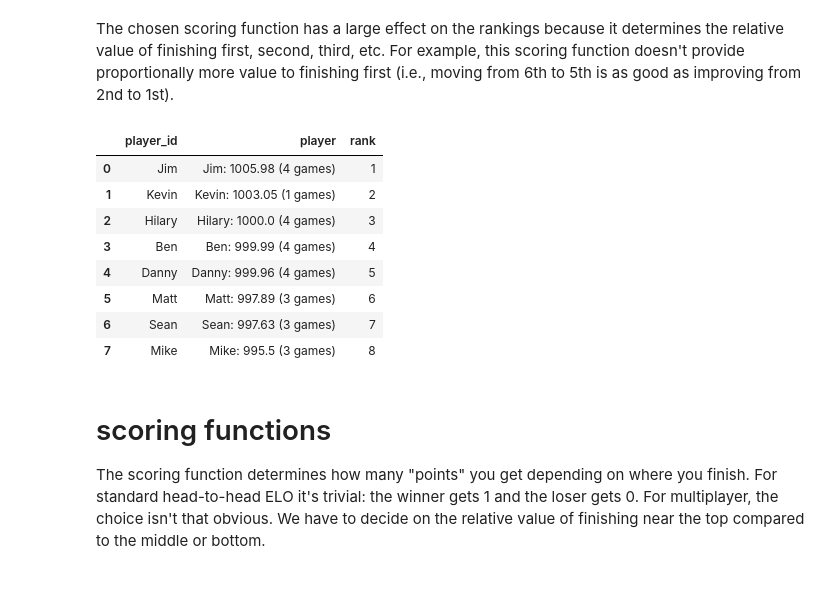
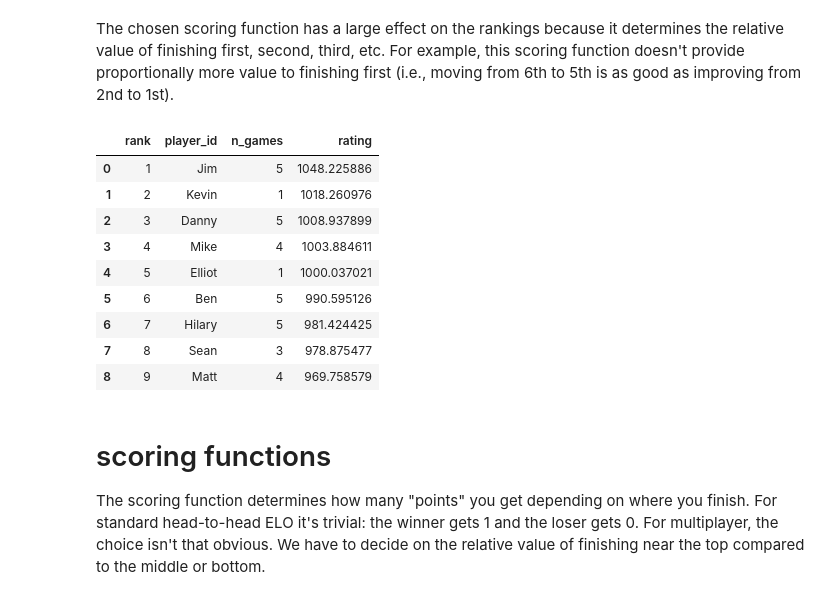
Before and after one commit to djcunningham0/poker-elo-dashboard, a Jupyter notebook: demo.ipynb, the cells around one changed output. Drawn from its saved outputs; the diff is of its cells as text; code cells hidden in the pictures.

```diff
--- a/demo.ipynb
+++ b/demo.ipynb
@@ -40,0 +32,3 @@ data
+# %%
+data = utils.load_data_from_gsheet(config)
+data
@@ -92,20 +116,22 @@ bigk_tracker.get_current_ratings()
 # %% [markdown]
 The chosen scoring function has a large effect on the rankings because it determines the relative value of finishing first, second, third, etc. For example, this scoring function doesn't provide proportionally more value to finishing first (i.e., moving from 6th to 5th is as good as improving from 2nd to 1st).
 # %%
-linear_tracker = elo.Tracker(elo_rater=elo.MultiELO(score_function=score.linear_score_function))
+linear_elo = elo.MultiELO(score_function_base=1)
+linear_tracker = elo.Tracker(elo_rater=linear_elo)
 linear_tracker.process_data(data)
 
 linear_tracker.get_current_ratings()
 # %% [output]
-|  | player_id | player | rank |
-| 0 | Jim | Jim: 1005.98 (4 games) | 1 |
-| 1 | Kevin | Kevin: 1003.05 (1 games) | 2 |
-| 2 | Hilary | Hilary: 1000.0 (4 games) | 3 |
-| 3 | Ben | Ben: 999.99 (4 games) | 4 |
-| 4 | Danny | Danny: 999.96 (4 games) | 5 |
-| 5 | Matt | Matt: 997.89 (3 games) | 6 |
-| 6 | Sean | Sean: 997.63 (3 games) | 7 |
-| 7 | Mike | Mike: 995.5 (3 games) | 8 |
+|  | rank | player_id | n_games | rating |
+| 0 | 1 | Jim | 5 | 1048.225886 |
+| 1 | 2 | Kevin | 1 | 1018.260976 |
+| 2 | 3 | Danny | 5 | 1008.937899 |
+| 3 | 4 | Mike | 4 | 1003.884611 |
+| 4 | 5 | Elliot | 1 | 1000.037021 |
+| 5 | 6 | Ben | 5 | 990.595126 |
+| 6 | 7 | Hilary | 5 | 981.424425 |
+| 7 | 8 | Sean | 3 | 978.875477 |
+| 8 | 9 | Matt | 4 | 969.758579 |
 # %% [markdown]
 # scoring functions
 
```
Also changed, not shown: parts of 13 cells of this notebook, 6 other files.
